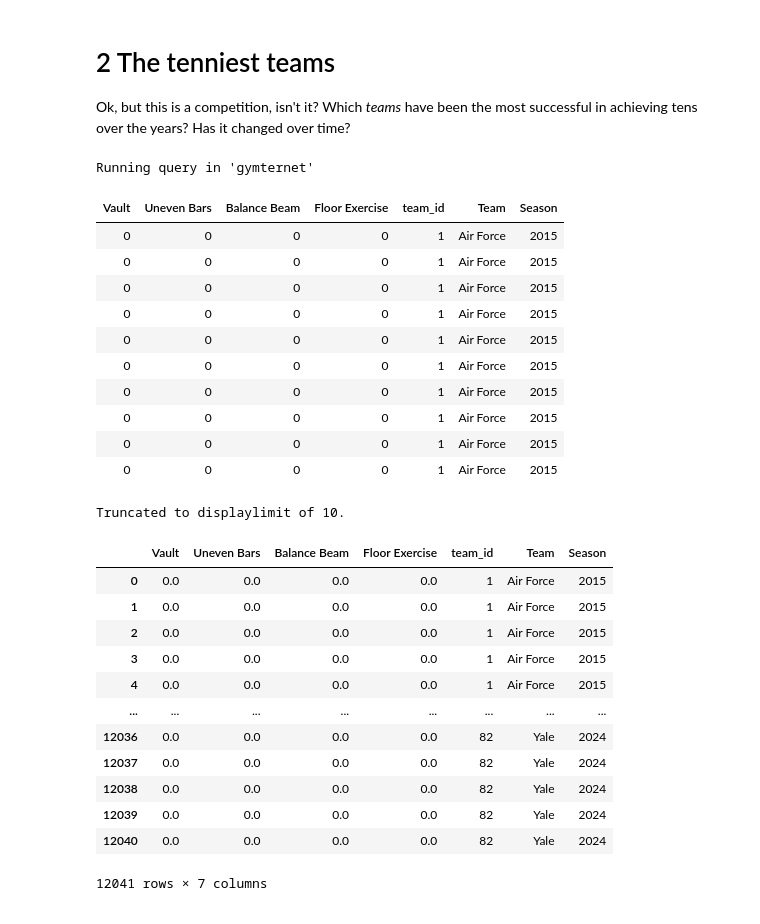
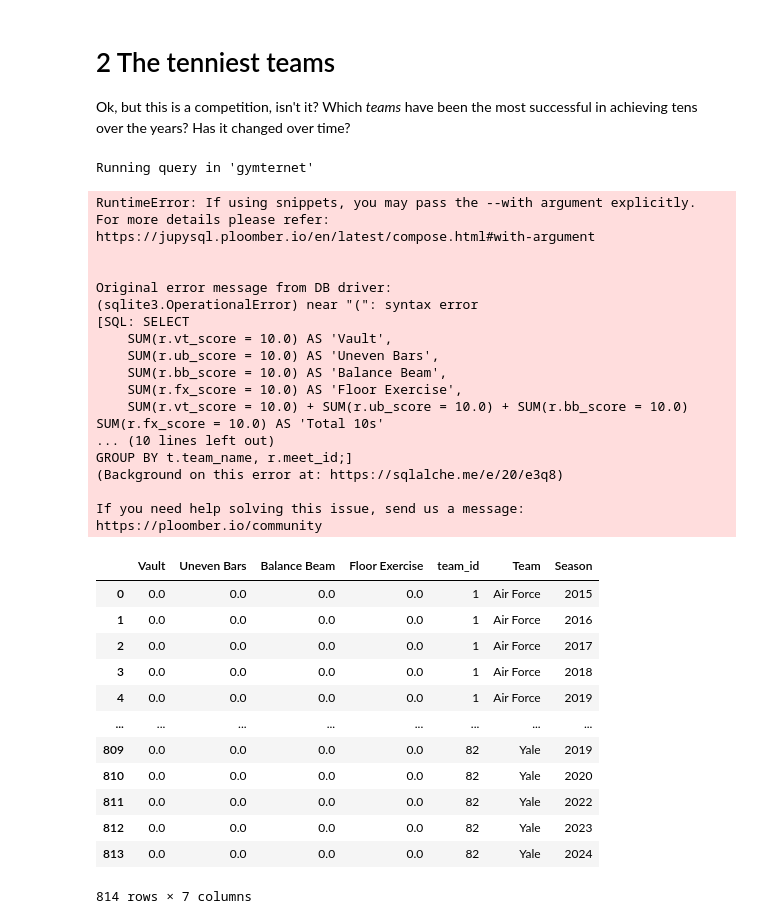
Before and after one commit to LSE-ME204/me204-2024-project-jesatuts2, a Jupyter notebook: notebooks/NB03-EDA-and-Dataviz.ipynb, the cells around one changed output. Drawn from its saved outputs; the diff is of its cells as text; code cells hidden in the pictures.

Commit message:
added new dataframes for analysis

```diff
--- a/notebooks/NB03-EDA-and-Dataviz.ipynb
+++ b/notebooks/NB03-EDA-and-Dataviz.ipynb
@@ -225,6 +225,7 @@ SELECT
     SUM(r.ub_score = 10.0) AS 'Uneven Bars',
     SUM(r.bb_score = 10.0) AS 'Balance Beam',
     SUM(r.fx_score = 10.0) AS 'Floor Exercise',
+    SUM(r.vt_score = 10.0) + SUM(r.ub_score = 10.0) + SUM(r.bb_score = 10.0) SUM(r.fx_score = 10.0) AS 'Total 10s'
     g.team_id AS 'team_id',
     t.team_name AS 'Team',
     m.year AS 'Season'
@@ -238,55 +239,60 @@ ON m.meet_id = r.meet_id
 GROUP BY t.team_name, r.meet_id;
 # %% [output]
 Running query in 'gymternet'
-| Vault | Uneven Bars | Balance Beam | Floor Exercise | team_id | Team | Season |
-| 0 | 0 | 0 | 0 | 1 | Air Force | 2015 |
-| 0 | 0 | 0 | 0 | 1 | Air Force | 2015 |
-| 0 | 0 | 0 | 0 | 1 | Air Force | 2015 |
-| 0 | 0 | 0 | 0 | 1 | Air Force | 2015 |
-| 0 | 0 | 0 | 0 | 1 | Air Force | 2015 |
-| 0 | 0 | 0 | 0 | 1 | Air Force | 2015 |
-| 0 | 0 | 0 | 0 | 1 | Air Force | 2015 |
-| 0 | 0 | 0 | 0 | 1 | Air Force | 2015 |
-| 0 | 0 | 0 | 0 | 1 | Air Force | 2015 |
-| 0 | 0 | 0 | 0 | 1 | Air Force | 2015 |
-Truncated to displaylimit of 10.
+RuntimeError: If using snippets, you may pass the --with argument explicitly.
+For more details please refer: https://jupysql.ploomber.io/en/latest/compose.html#with-argument
+
+
+Original error message from DB driver:
+(sqlite3.OperationalError) near "(": syntax error
+[SQL: SELECT
+    SUM(r.vt_score = 10.0) AS 'Vault',
+    SUM(r.ub_score = 10.0) AS 'Uneven Bars',
+    SUM(r.bb_score = 10.0) AS 'Balance Beam',
+    SUM(r.fx_score = 10.0) AS 'Floor Exercise',
+    SUM(r.vt_score = 10.0) + SUM(r.ub_score = 10.0) + SUM(r.bb_score = 10.0) SUM(r.fx_score = 10.0) AS 'Total 10s'
+... (10 lines left out)
+GROUP BY t.team_name, r.meet_id;]
+(Background on this error at: https://sqlalche.me/e/20/e3q8)
+
+If you need help solving this issue, send us a message: https://ploomber.io/community
 # %%
 # Export the above query to a new df
 tenniest_teams_query = """
 SELECT
     SUM(r.vt_score = 10.0) AS 'Vault',
     SUM(r.ub_score = 10.0) AS 'Uneven Bars',
     SUM(r.bb_score = 10.0) AS 'Balance Beam',
     SUM(r.fx_score = 10.0) AS 'Floor Exercise',
     g.team_id AS 'team_id',
     t.team_name AS 'Team',
     m.year AS 'Season'
 FROM gymnast_results AS r
 LEFT JOIN gymnasts AS g
 ON g.gymnast_id = r.gymnast_id
 LEFT JOIN teams as t
 ON t.team_id = g.team_id
 LEFT JOIN meets as m
 ON m.meet_id = r.meet_id
-GROUP BY t.team_name, r.meet_id;
+GROUP BY t.team_name, m.year;
 """
 
 # Execute the query and store the result in a DataFrame
 tenniest_teams_df = pd.read_sql_query(tenniest_teams_query, engine)
 
 # Preview the df
 tenniest_teams_df
 # %% [output]
 |  | Vault | Uneven Bars | Balance Beam | Floor Exercise | team_id | Team | Season |
 | 0 | 0.0 | 0.0 | 0.0 | 0.0 | 1 | Air Force | 2015 |
-| 1 | 0.0 | 0.0 | 0.0 | 0.0 | 1 | Air Force | 2015 |
-| 2 | 0.0 | 0.0 | 0.0 | 0.0 | 1 | Air Force | 2015 |
-| 3 | 0.0 | 0.0 | 0.0 | 0.0 | 1 | Air Force | 2015 |
-| 4 | 0.0 | 0.0 | 0.0 | 0.0 | 1 | Air Force | 2015 |
+| 1 | 0.0 | 0.0 | 0.0 | 0.0 | 1 | Air Force | 2016 |
+| 2 | 0.0 | 0.0 | 0.0 | 0.0 | 1 | Air Force | 2017 |
+| 3 | 0.0 | 0.0 | 0.0 | 0.0 | 1 | Air Force | 2018 |
+| 4 | 0.0 | 0.0 | 0.0 | 0.0 | 1 | Air Force | 2019 |
 | ... | ... | ... | ... | ... | ... | ... | ... |
-| 12036 | 0.0 | 0.0 | 0.0 | 0.0 | 82 | Yale | 2024 |
-| 12037 | 0.0 | 0.0 | 0.0 | 0.0 | 82 | Yale | 2024 |
-| 12038 | 0.0 | 0.0 | 0.0 | 0.0 | 82 | Yale | 2024 |
-| 12039 | 0.0 | 0.0 | 0.0 | 0.0 | 82 | Yale | 2024 |
-| 12040 | 0.0 | 0.0 | 0.0 | 0.0 | 82 | Yale | 2024 |
+| 809 | 0.0 | 0.0 | 0.0 | 0.0 | 82 | Yale | 2019 |
+| 810 | 0.0 | 0.0 | 0.0 | 0.0 | 82 | Yale | 2020 |
+| 811 | 0.0 | 0.0 | 0.0 | 0.0 | 82 | Yale | 2022 |
+| 812 | 0.0 | 0.0 | 0.0 | 0.0 | 82 | Yale | 2023 |
+| 813 | 0.0 | 0.0 | 0.0 | 0.0 | 82 | Yale | 2024 |
-12041 rows × 7 columns
+814 rows × 7 columns
```
Also changed, not shown: parts of 4 cells of this notebook, 1 other file.
